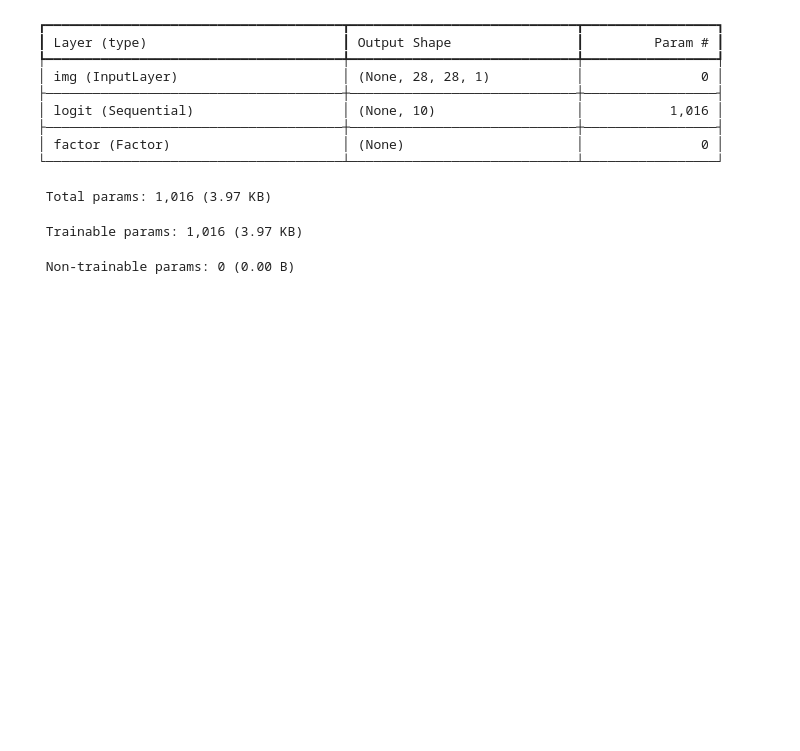
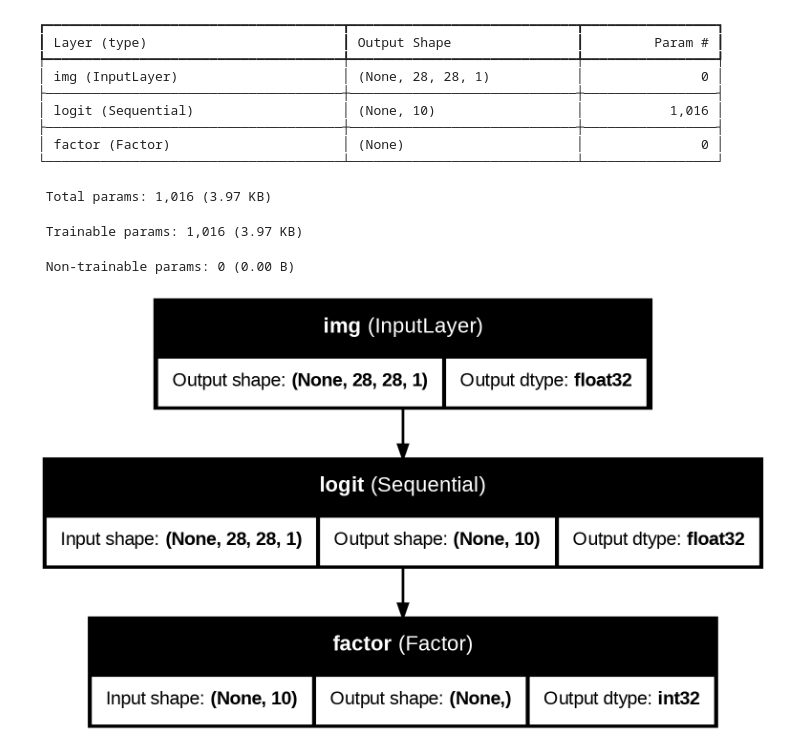
Before and after one commit to archqua/pipeline_training, a Jupyter notebook: mnist_experiment.ipynb, the cells around one changed output. Drawn from its saved outputs; the diff is of its cells as text; code cells hidden in the pictures; blank space fills up the shorter version.

Commit message:
we now have detailed comparison plots

```diff
--- a/mnist_experiment.ipynb
+++ b/mnist_experiment.ipynb
@@ -76,7 +84,7 @@ def greedy_loss_fn(
     return wrapped
 
 class Factor(layers.Layer):
-    def __init__(self, base=2, patience=1, name=None):
+    def __init__(self, base=base, patience=patience, name=None):
         super().__init__(name=name)
         self.base = tf.constant(base, dtype=tf.int32, shape=())
         self.patience = patience
@@ -117,17 +125,17 @@ inp = tf.keras.Input((28, 28, 1), name="img")
 # cnn
 cnn = tf.keras.Sequential([
     layers.InputLayer((28, 28, 1), name="inp"),
-    layers.Conv2D(2, (5, 5), activation='relu', name="conv1"),
-    layers.MaxPooling2D((2, 2), name="pool1"),
-    layers.Conv2D(4, (5, 5), activation='relu', name="conv2"),
-    layers.MaxPooling2D((2, 2), name="pool2"),
-    layers.Conv2D(10, (4, 4), activation='relu', name="conv3"),
+    layers.Conv2D(2, (5, 5), activation='relu', name="conv1"),  # 24x24x2
+    layers.MaxPooling2D((2, 2), name="pool1"),  # 12x12x2
+    layers.Conv2D(4, (5, 5), activation='relu', name="conv2"),  # 8x8x4
+    layers.MaxPooling2D((2, 2), name="pool2"),  # 4x4x4
+    layers.Conv2D(10, (4, 4), activation='relu', name="conv3"),  # 1x1x10
     layers.Flatten(name="flatten"),
     layers.Dense(10, name="logit"),
 ], name="logit")
 # outputs
 logit = cnn(inp)
-factor = Factor(base=2, name="factor")(logit)
+factor = Factor(base=base, name="factor")(logit)
 
 pp = tf.keras.Model(inp, [factor, logit], name="Pipeline")
 pp.summary()
@@ -145,6 +153,12 @@ Model: "Pipeline"
  Total params: 1,016 (3.97 KB)
  Trainable params: 1,016 (3.97 KB)
  Non-trainable params: 0 (0.00 B)
+# %%
+tf.keras.utils.plot_model(
+    pp, show_layer_names=True, show_shapes=True, show_dtype=True,
+)
+# %% [output]
+[figure, added]
 # %%
 def factor_labels(model, factoring_layer="factor", duplicate=True):
     factoring_layer = model.get_layer(factoring_layer)
```
Also changed, not shown: parts of 15 cells of this notebook.
